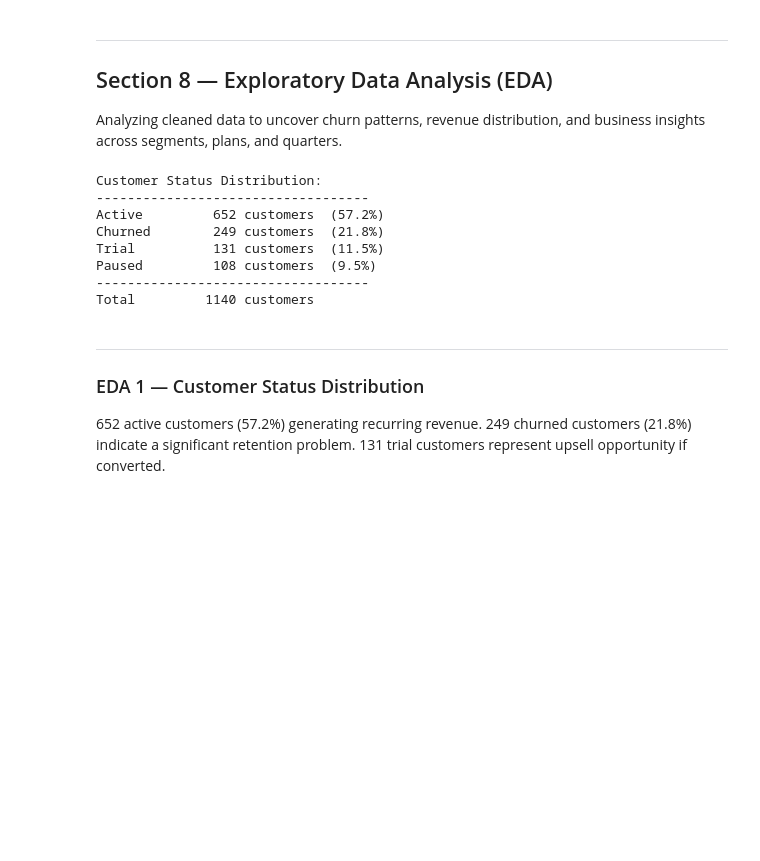
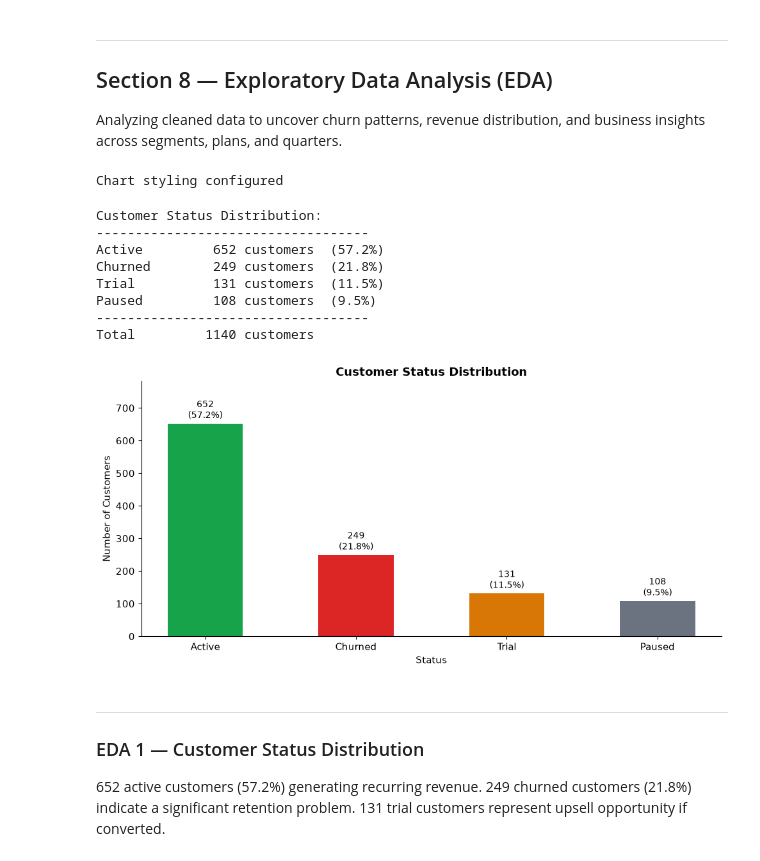
Before and after one commit to Satvikk-722/RevRadar, a Jupyter notebook: Notebooks/revradar_analysis.ipynb, the cells around one changed output. Saved outputs shown, nothing was run; the diff lists cells and outputs as text; code cells hidden in the pictures; blank space fills up the shorter version.

Commit message:
Added data visualizations — 6 business insight charts

```diff
--- a/Notebooks/revradar_analysis.ipynb
+++ b/Notebooks/revradar_analysis.ipynb
@@ -326,6 +326,26 @@ Final shape: 1140 rows × 15 columns
 ## Section 8 — Exploratory Data Analysis (EDA)
 Analyzing cleaned data to uncover churn patterns, revenue distribution,
 and business insights across segments, plans, and quarters.
+# %%
+# Chart styling setup
+plt.rcParams['figure.figsize'] = (10, 5)
+plt.rcParams['font.size'] = 11
+plt.rcParams['axes.titlesize'] = 13
+plt.rcParams['axes.titleweight'] = 'bold'
+plt.rcParams['axes.spines.top'] = False
+plt.rcParams['axes.spines.right'] = False
+
+colors = {
+    'primary'  : '#2563EB',
+    'danger'   : '#DC2626',
+    'warning'  : '#D97706',
+    'success'  : '#16A34A',
+    'neutral'  : '#6B7280'
+}
+
+print("Chart styling configured")
+# %% [output]
+Chart styling configured
 # %%
 # Churn distribution — how many customers per status
 status_counts = df_clean['Status'].value_counts()
@@ -347,6 +367,30 @@ Trial          131 customers  (11.5%)
 Paused         108 customers  (9.5%)
 -----------------------------------
 Total         1140 customers
+# %%
+# Chart 1 — Customer Status Distribution
+fig, ax = plt.subplots()
+
+statuses = status_counts.index.tolist()
+counts = status_counts.values.tolist()
+bar_colors = [colors['success'], colors['danger'], colors['warning'], colors['neutral']]
+
+bars = ax.bar(statuses, counts, color=bar_colors, width=0.5)
+
+for bar, count, pct in zip(bars, counts, status_pct.values):
+    ax.text(bar.get_x() + bar.get_width()/2, bar.get_height() + 8,
+            f'{count}\n({pct:.1f}%)', ha='center', va='bottom', fontsize=10)
+
+ax.set_title('Customer Status Distribution')
+ax.set_xlabel('Status')
+ax.set_ylabel('Number of Customers')
+ax.set_ylim(0, max(counts) * 1.2)
+
+plt.tight_layout()
+plt.savefig('../assets/chart1_status_distribution.png', dpi=150, bbox_inches='tight')
+plt.show()
+# %% [output]
+[figure, added]
 # %% [markdown]
 ---
 ### EDA 1 — Customer Status Distribution
```
Also changed, not shown: parts of 5 cells of this notebook, 7 other files.
